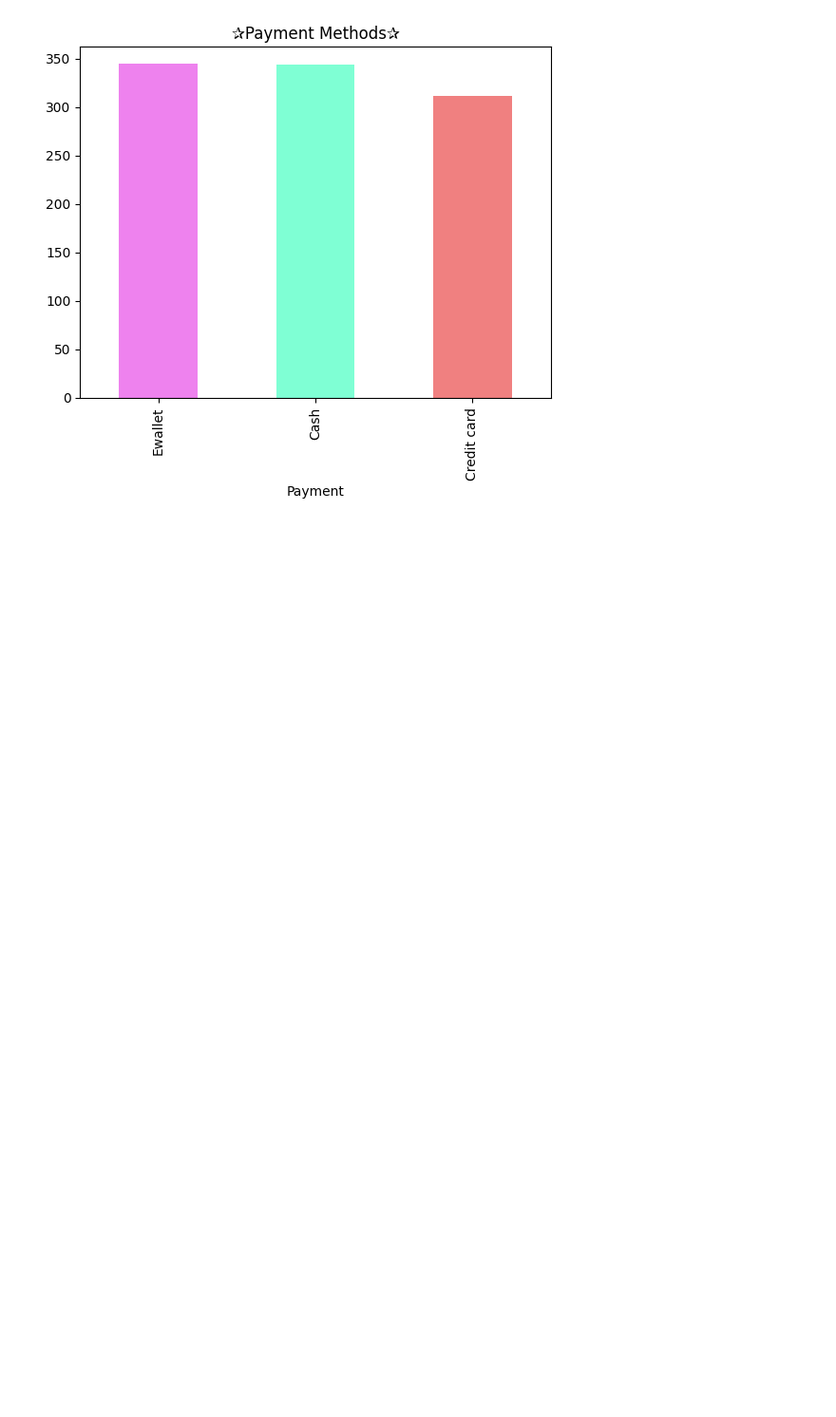
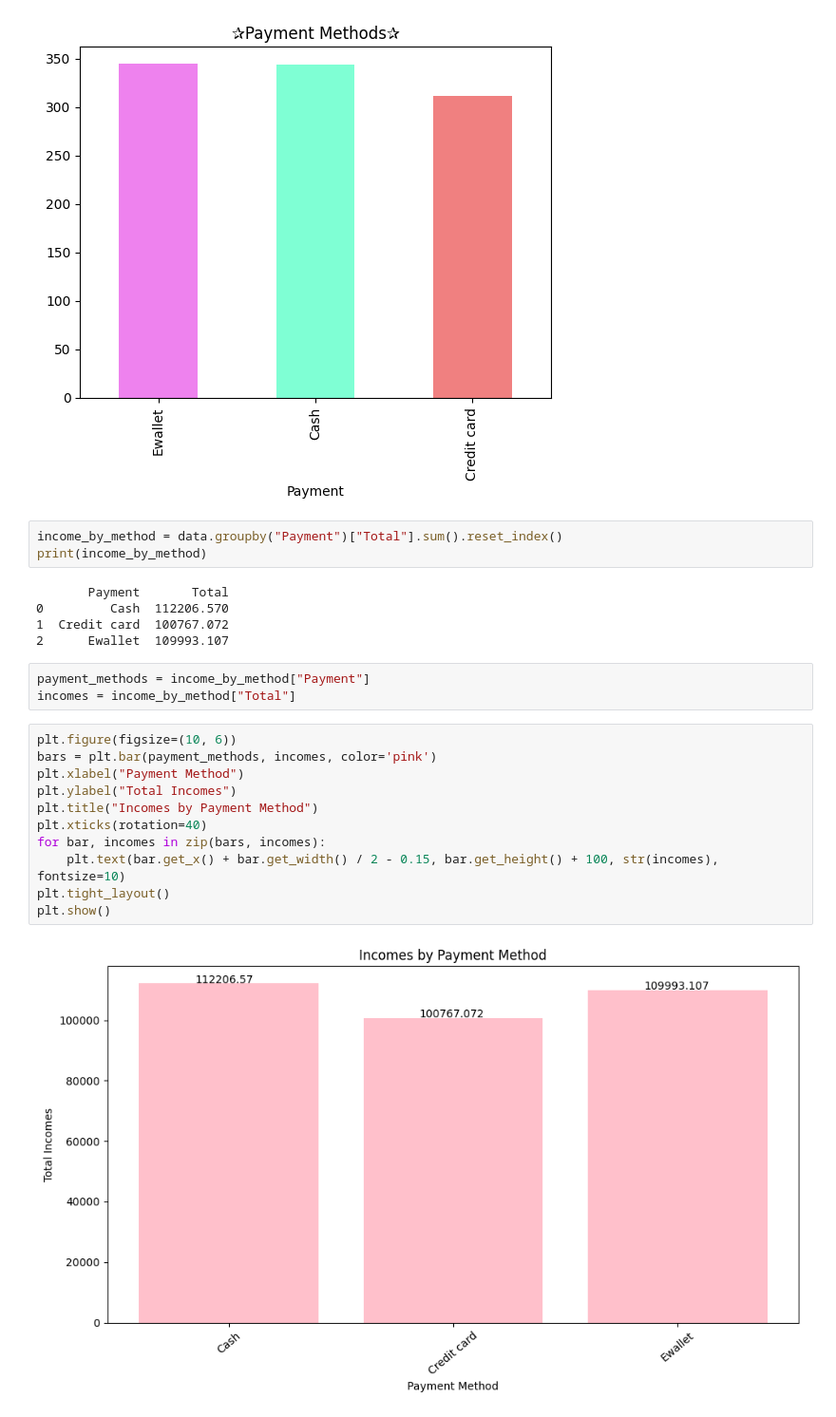
Before and after one commit to irisdev06/Super-Market-Data-Analysis, a Jupyter notebook: SuperNovaMartSalesAnalysis .ipynb, the cells around one changed output. Shown: that part at 95% size. Drawn from its saved outputs; the diff is of its cells as text; blank space fills up the shorter version.

Commit message:
Incomes by Payment Method Visualization

```diff
--- a/SuperNovaMartSalesAnalysis .ipynb
+++ b/SuperNovaMartSalesAnalysis .ipynb
@@ -273,3 +273,27 @@ plt.title('✰Payment Methods✰')
 # %% [output]
 Text(0.5, 1.0, '✰Payment Methods✰')
 [figure]
+# %%
+income_by_method = data.groupby("Payment")["Total"].sum().reset_index()
+print(income_by_method)
+# %% [output]
+       Payment       Total
+0         Cash  112206.570
+1  Credit card  100767.072
+2      Ewallet  109993.107
+# %%
+payment_methods = income_by_method["Payment"]
+incomes = income_by_method["Total"]
+# %%
+plt.figure(figsize=(10, 6))
+bars = plt.bar(payment_methods, incomes, color='pink')
+plt.xlabel("Payment Method")
+plt.ylabel("Total Incomes")
+plt.title("Incomes by Payment Method")
+plt.xticks(rotation=40)
+for bar, incomes in zip(bars, incomes):
+    plt.text(bar.get_x() + bar.get_width() / 2 - 0.15, bar.get_height() + 100, str(incomes), fontsize=10)
+plt.tight_layout()
+plt.show()
+# %% [output]
+[figure, added]
```
Also changed, not shown: parts of 1 cell of this notebook.
